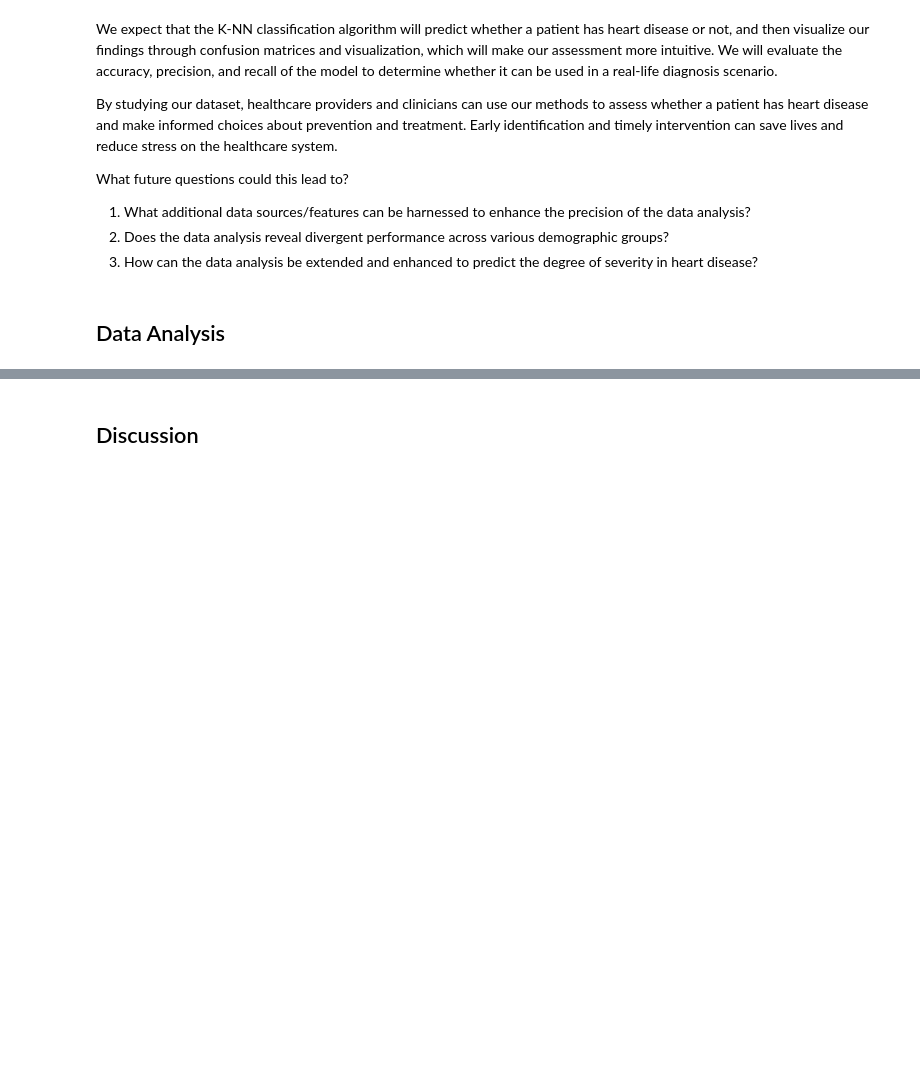
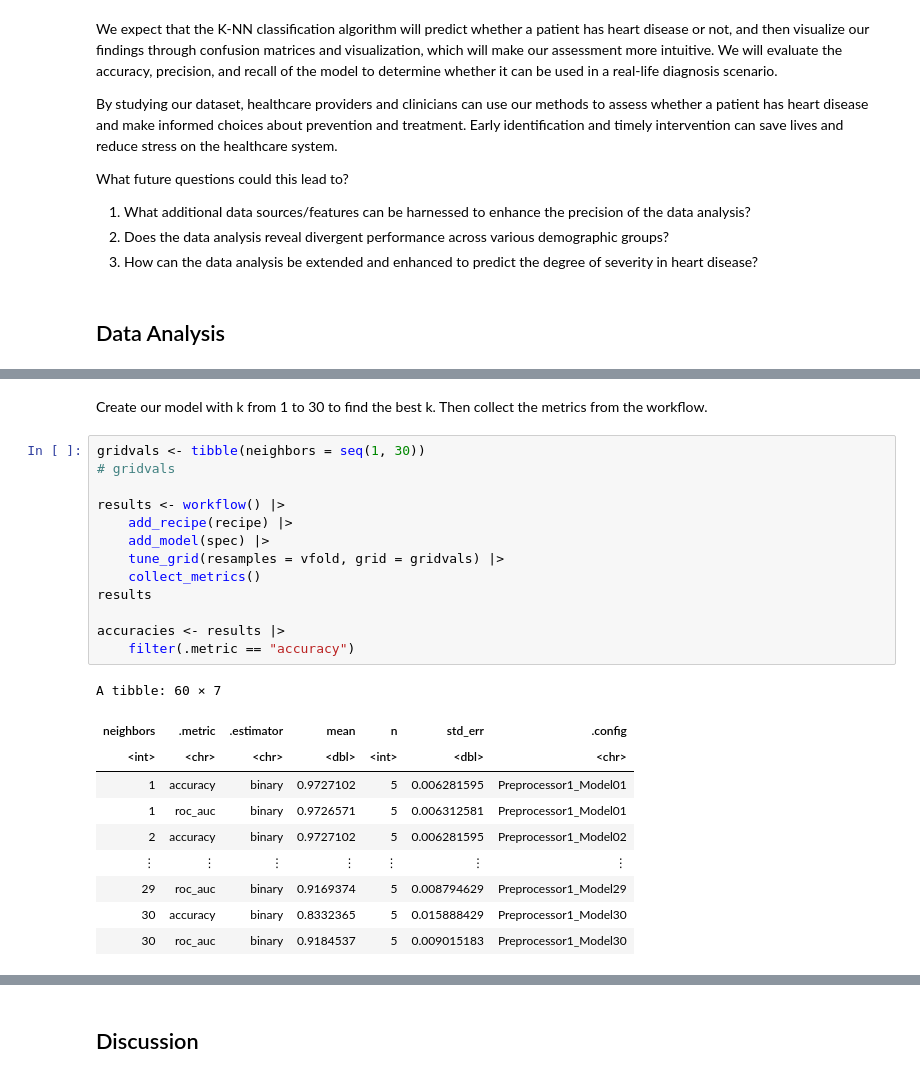
Before and after one commit to random56428/heart-disease, a Jupyter notebook: project.ipynb, the cells around one changed output, grey strips where cells are left out. Cells and saved outputs as stored; diff of their text form; blank space fills up the shorter version.

```diff
--- a/project.ipynb
+++ b/project.ipynb
@@ -212,0 +283,26 @@ What future questions could this lead to?
+# %% [markdown]
+Create our model with k from 1 to 30 to find the best k. Then collect the metrics from the workflow.
+# %%
+gridvals <- tibble(neighbors = seq(1, 30))
+# gridvals
+
+results <- workflow() |>
+    add_recipe(recipe) |>
+    add_model(spec) |>
+    tune_grid(resamples = vfold, grid = gridvals) |>
+    collect_metrics()
+results
+
+accuracies <- results |>
+    filter(.metric == "accuracy")
+# %% [output]
+A tibble: 60 × 7
+| neighbors | .metric | .estimator | mean | n | std_err | .config |
+| <int> | <chr> | <chr> | <dbl> | <int> | <dbl> | <chr> |
+| 1 | accuracy | binary | 0.9727102 | 5 | 0.006281595 | Preprocessor1_Model01 |
+| 1 | roc_auc | binary | 0.9726571 | 5 | 0.006312581 | Preprocessor1_Model01 |
+| 2 | accuracy | binary | 0.9727102 | 5 | 0.006281595 | Preprocessor1_Model02 |
+| ⋮ | ⋮ | ⋮ | ⋮ | ⋮ | ⋮ | ⋮ |
+| 29 | roc_auc | binary | 0.9169374 | 5 | 0.008794629 | Preprocessor1_Model29 |
+| 30 | accuracy | binary | 0.8332365 | 5 | 0.015888429 | Preprocessor1_Model30 |
+| 30 | roc_auc | binary | 0.9184537 | 5 | 0.009015183 | Preprocessor1_Model30 |
```
Also changed, not shown: parts of 31 cells of this notebook.
